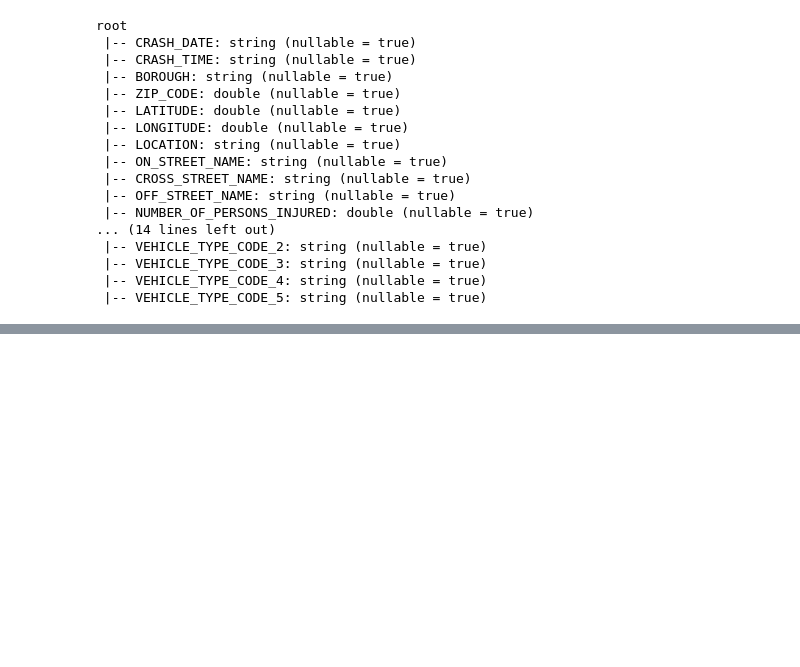
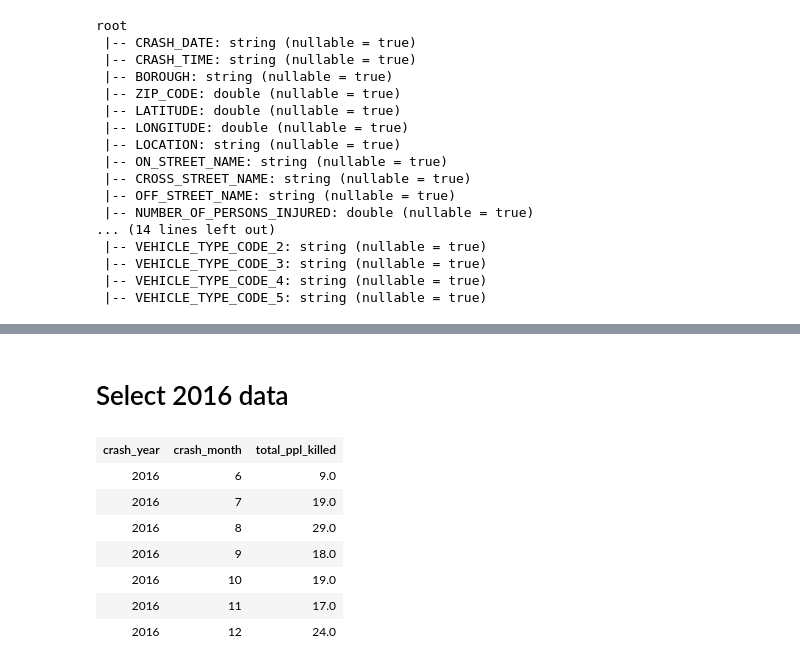
Before and after one commit to saitzaw/apache-spark-colab, a Jupyter notebook: Resolution2023_PySpark.ipynb, the cells around one changed output, grey strips where cells are left out. Cells and saved outputs as stored; diff of their text form; code cells hidden in the pictures; blank space fills up the shorter version.

```diff
--- a/Resolution2023_PySpark.ipynb
+++ b/Resolution2023_PySpark.ipynb
@@ -129,0 +256,2 @@ only showing top 20 rows
+# %% [markdown]
+# Select 2016 data
@@ -129,0 +264,11 @@ only showing top 20 rows
+# %%
+MVCCDf16
+# %% [output]
+| crash_year | crash_month | total_ppl_killed |
+| 2016 | 6 | 9.0 |
+| 2016 | 7 | 19.0 |
+| 2016 | 8 | 29.0 |
+| 2016 | 9 | 18.0 |
+| 2016 | 10 | 19.0 |
+| 2016 | 11 | 17.0 |
+| 2016 | 12 | 24.0 |
```
Also changed, not shown: parts of 27 cells of this notebook.
